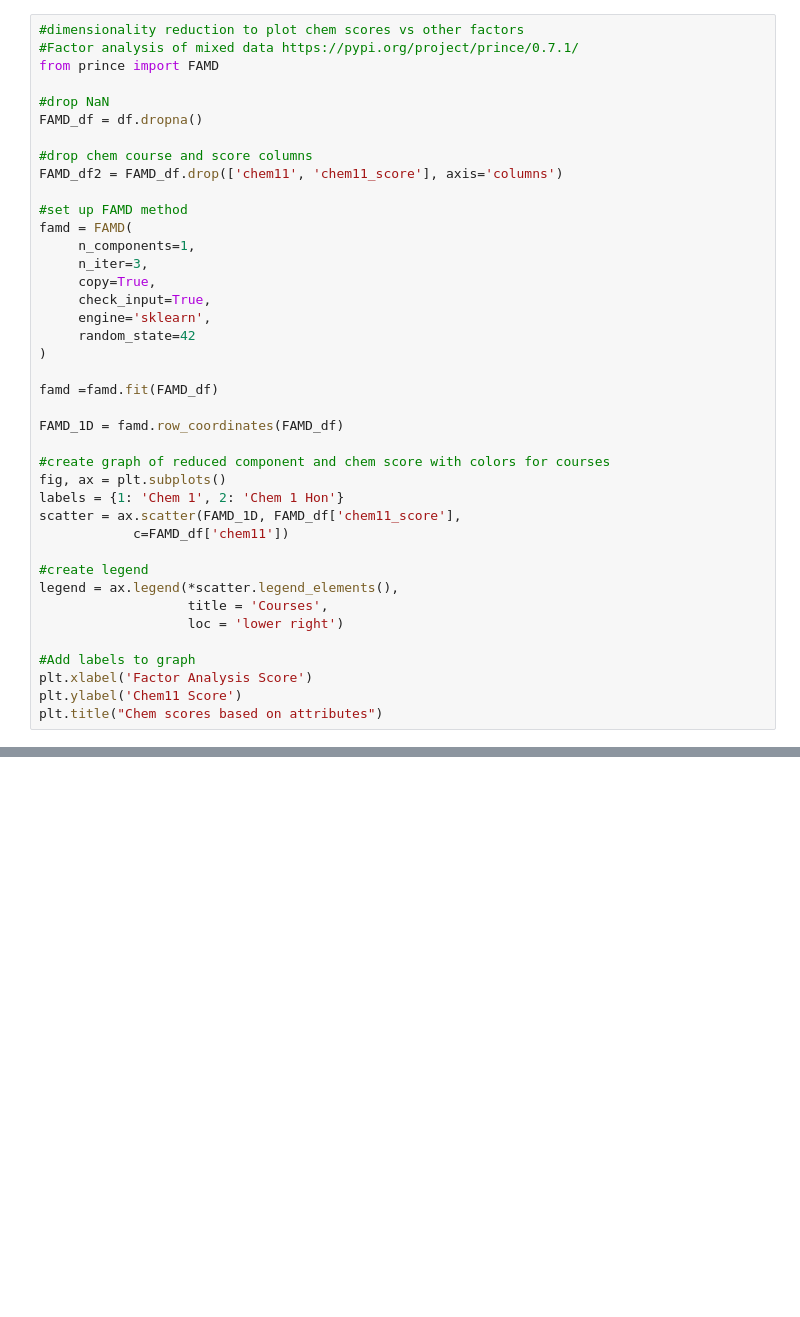
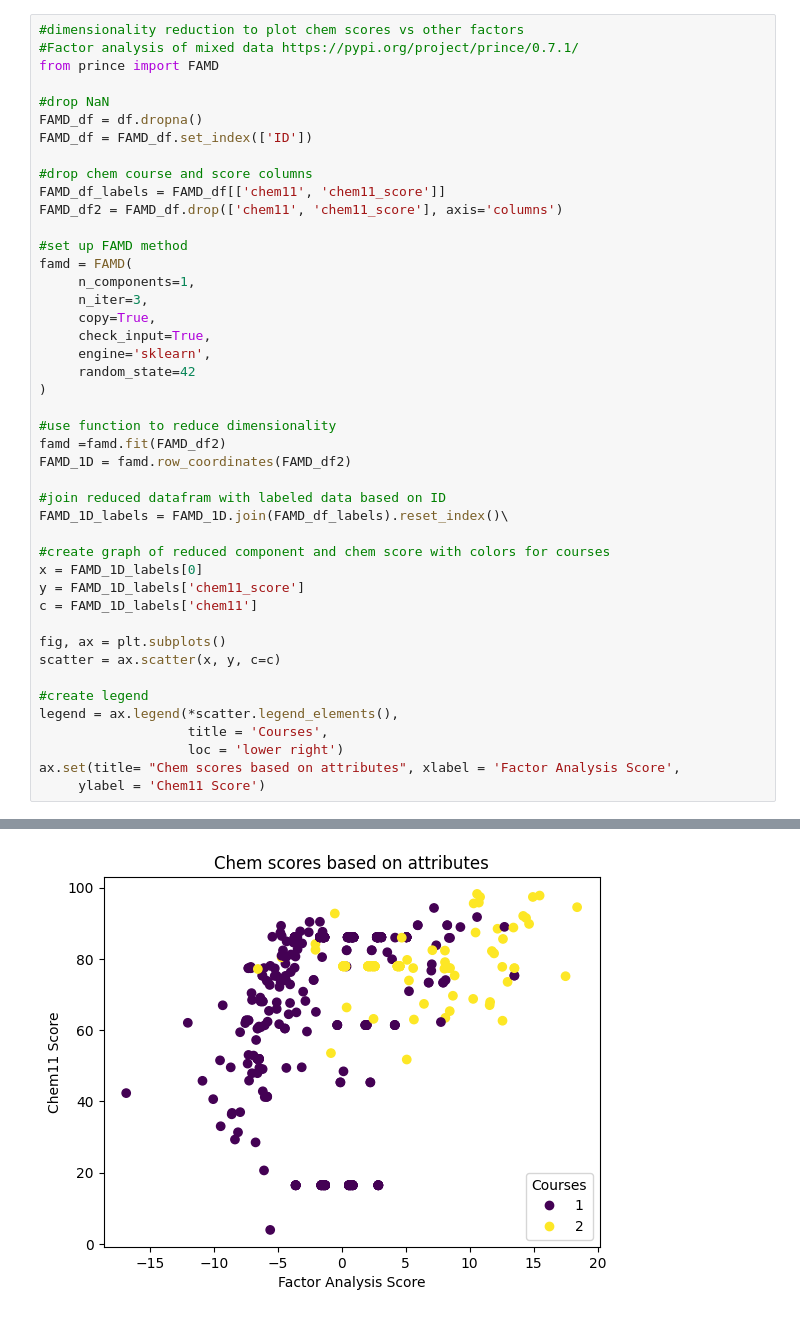
Before and after one commit to michaelzwartz/Science-Elective-Enrollment, a Jupyter notebook: Analysis.ipynb, the cells around one changed output, grey strips where cells are left out. Saved outputs shown, nothing was run; the diff lists cells and outputs as text; blank space fills up the shorter version.

```diff
--- a/Analysis.ipynb
+++ b/Analysis.ipynb
@@ -176,8 +165,10 @@ from prince import FAMD
 
 #drop NaN
 FAMD_df = df.dropna()
+FAMD_df = FAMD_df.set_index(['ID'])
 
 #drop chem course and score columns
+FAMD_df_labels = FAMD_df[['chem11', 'chem11_score']]
 FAMD_df2 = FAMD_df.drop(['chem11', 'chem11_score'], axis='columns')
 
 #set up FAMD method
@@ -190,22 +181,25 @@ famd = FAMD(
      random_state=42
 )
 
-famd =famd.fit(FAMD_df)
+#use function to reduce dimensionality
+famd =famd.fit(FAMD_df2)
+FAMD_1D = famd.row_coordinates(FAMD_df2)
 
-FAMD_1D = famd.row_coordinates(FAMD_df)
+#join reduced datafram with labeled data based on ID
+FAMD_1D_labels = FAMD_1D.join(FAMD_df_labels).reset_index()\
 
 #create graph of reduced component and chem score with colors for courses
+x = FAMD_1D_labels[0]
+y = FAMD_1D_labels['chem11_score']
+c = FAMD_1D_labels['chem11']
+
 fig, ax = plt.subplots()
-labels = {1: 'Chem 1', 2: 'Chem 1 Hon'}
-scatter = ax.scatter(FAMD_1D, FAMD_df['chem11_score'],
-            c=FAMD_df['chem11'])
+scatter = ax.scatter(x, y, c=c)
 
 #create legend
 legend = ax.legend(*scatter.legend_elements(),
                    title = 'Courses',
                    loc = 'lower right')
-
-#Add labels to graph
-plt.xlabel('Factor Analysis Score')
-plt.ylabel('Chem11 Score')
-plt.title("Chem scores based on attributes")
+ax.set(title= "Chem scores based on attributes", xlabel = 'Factor Analysis Score',
+     ylabel = 'Chem11 Score')
+# %% [output]
@@ -212 +209,2 @@ plt.title("Chem scores based on attributes")
+[figure, added]
 # %%
```
Also changed, not shown: parts of 13 cells of this notebook.
